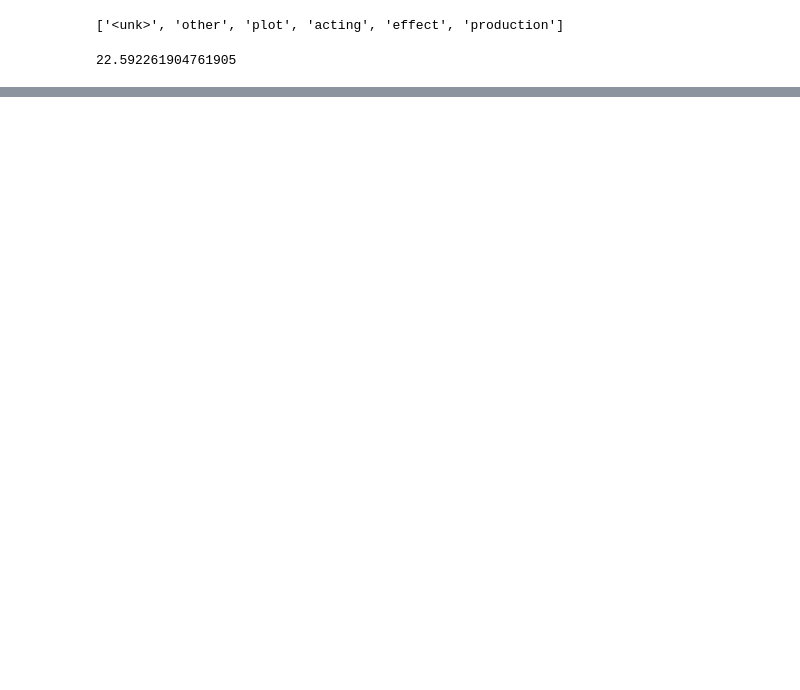
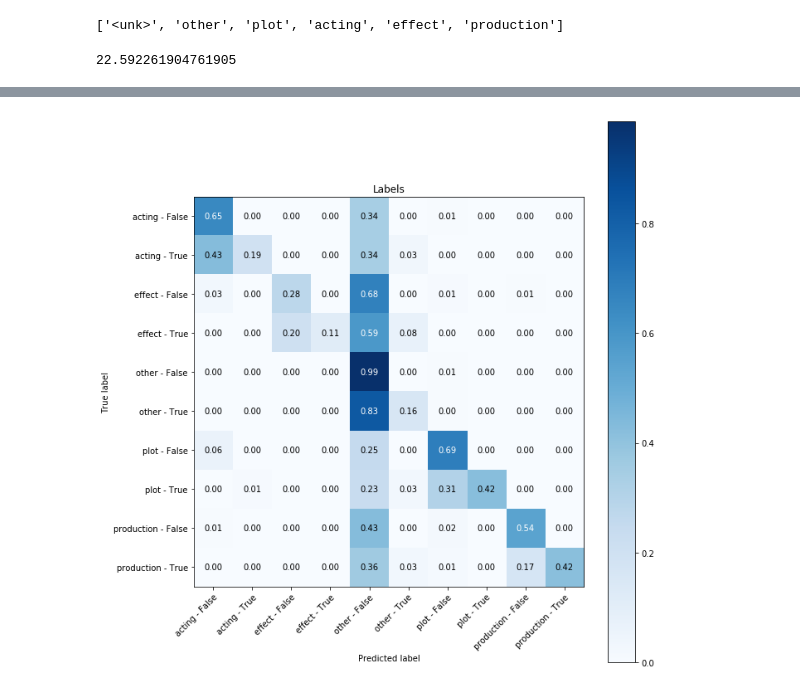
Before and after one commit to bcsaldias/conditional-seqlevel-lm, a Jupyter notebook: 03-baseline-beamsearch-accuracy.ipynb, the cells around one changed output, grey strips where cells are left out. Saved outputs shown, nothing was run; the diff lists cells and outputs as text; code cells hidden in the pictures; blank space fills up the shorter version.

```diff
--- a/03-baseline-beamsearch-accuracy.ipynb
+++ b/03-baseline-beamsearch-accuracy.ipynb
@@ -191,2 +236,3 @@ for lid, label in enumerate(theme_FIELD.vocab.itos[1:]):
 # %%
-DF = pd.DataFrame(results, columns=['true_label', 'generation', 'predicted'])
+DF = pd.DataFrame(results, columns=['true_theme', 'true_perspective', 'generation',
+                                    'predicted_theme', 'predicted_perspective'])
@@ -192,0 +246,4 @@ DF = pd.DataFrame(results, columns=['true_label', 'generation', 'predicted'])
+# %%
+#DF.true_theme = l0s
+#DF.true_perspective = [str(x) for x in l1s]
+DF.predicted_perspective = DF.predicted_perspective.astype(str)
@@ -218,5 +293,3 @@ production 0.8647321428571428
 # %%
 from sklearn.metrics import confusion_matrix
-# %%
-cm = confusion_matrix(DF.true_label, DF.predicted, labels=DF.true_label.unique())
 # %%
@@ -233,0 +325,3 @@ array([[0.97, 0.02, 0.  , 0.01, 0.  ],
+# %%
+DF['true_labels'] = DF.true_theme + ' - ' + DF.true_perspective
+DF['predicted_labels'] = DF.predicted_theme + ' - ' + DF.predicted_perspective
@@ -233,0 +348,70 @@ array([[0.97, 0.02, 0.  , 0.01, 0.  ],
+# %%
+import numpy as np
+import matplotlib.pyplot as plt
+
+from sklearn import svm, datasets
+from sklearn.model_selection import train_test_split
+from sklearn.metrics import confusion_matrix
+from sklearn.utils.multiclass import unique_labels
+
+from pylab import rcParams
+rcParams['figure.figsize'] = 10, 10
+
+
+def plot_confusion_matrix(y_true, y_pred, classes,
+                          normalize=False,
+                          title=None,
+                          cmap=plt.cm.Blues):
+
+    if not title:
+        if normalize:
+            title = 'Normalized confusion matrix'
+        else:
+            title = 'Confusion matrix, without normalization'
+
+    # Compute confusion matrix
+    cm = confusion_matrix(y_true, y_pred)
+    # Only use the labels that appear in the data
+    classes = unique_labels(y_true, y_pred) #list(classes) []
+    if normalize:
+        cm = cm.astype('float') / cm.sum(axis=1)[:, np.newaxis]
+        print("Normalized confusion matrix")
+    else:
+        print('Confusion matrix, without normalization')
+
+    fig, ax = plt.subplots()
+    im = ax.imshow(cm, interpolation='nearest', cmap=cmap)
+    ax.figure.colorbar(im, ax=ax)
+    ax.set(xticks=np.arange(cm.shape[1]),
+           yticks=np.arange(cm.shape[0]),
+           xticklabels=classes, yticklabels=classes,
+           title=title,
+           ylabel='True label',
+           xlabel='Predicted label')
+
+    plt.setp(ax.get_xticklabels(), rotation=45, ha="right",
+             rotation_mode="anchor")
+
+    fmt = '.2f' if normalize else 'd'
+    thresh = cm.max() / 2.
+    for i in range(cm.shape[0]):
+        for j in range(cm.shape[1]):
+            ax.text(j, i, format(cm[i, j], fmt),
+                    ha="center", va="center",
+                    color="white" if cm[i, j] > thresh else "black")
+    fig.tight_layout()
+    return ax
+
+
+np.set_printoptions(precision=2)
+
+plot_confusion_matrix(DF.true_labels, DF.predicted_labels, classes=DF.true_labels.unique(), normalize=True,
+                      title='Labels')
+
+
+plot_confusion_matrix(DF.true_theme, DF.predicted_theme, classes=DF.true_theme.unique(), normalize=True,
+                      title='Theme')
+
+plot_confusion_matrix(DF.true_perspective, DF.predicted_perspective, classes=DF.true_perspective.unique(), normalize=True,
+                      title='Perspective')
+# %% [output]
@@ -233,0 +422 @@ array([[0.97, 0.02, 0.  , 0.01, 0.  ],
+[figure, added]
```
Also changed, not shown: parts of 31 cells of this notebook.
